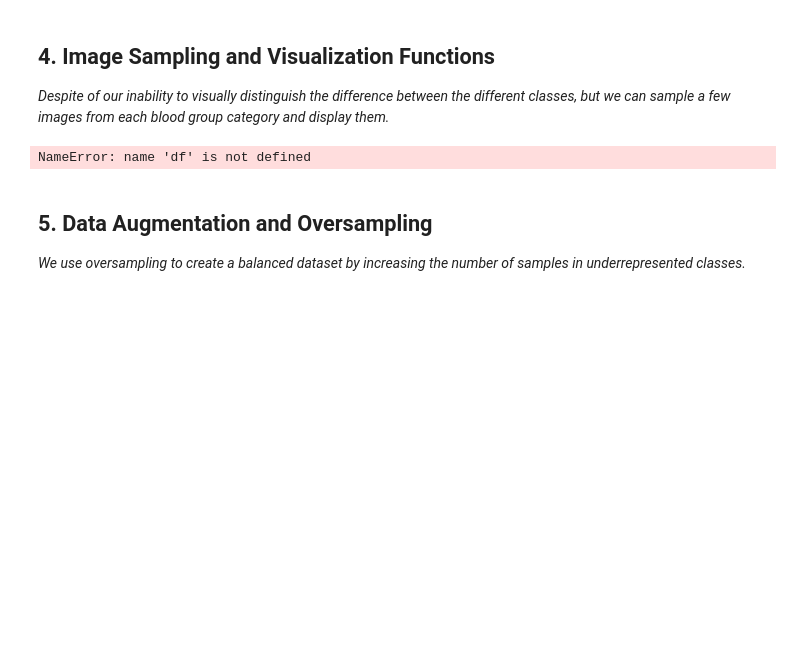
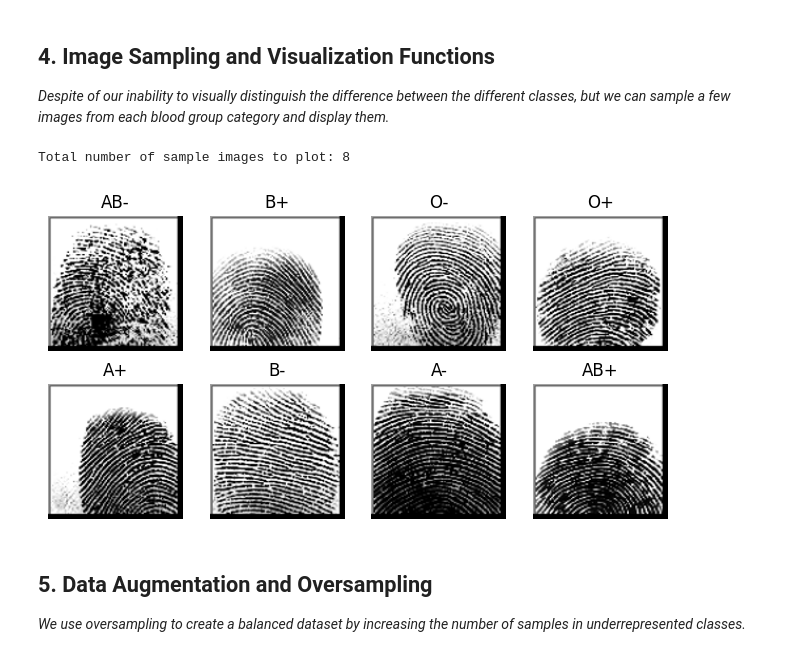
Before and after one commit to youcef-benmohammed/blood.group.detection, a Jupyter notebook: blood_group_detection_using_image_processing_and_deeplearning.ipynb, the cells around one changed output. Cells and saved outputs as stored; diff of their text form; code cells hidden in the pictures; blank space fills up the shorter version.

```diff
--- a/blood_group_detection_using_image_processing_and_deeplearning.ipynb
+++ b/blood_group_detection_using_image_processing_and_deeplearning.ipynb
@@ -151,40 +151,40 @@ df.head()
 *Despite of our inability to visually distinguish the difference between the different classes, but we can sample a few images from each blood group category and display them.*
 # %%
 # Function to sample images and labels
-# Function to sample images and labels
-def sample_images_data(data, labels, num_samples=4):
+def sample_images_data(data, labels, num_samples=1):
     sample_images = []
     sample_labels = []
 
     # Iterate through each label and sample a few images
     # Changed: Iterate directly through the labels list
     for label in labels:
         samples = data[data['label'] == label].head(num_samples)
         for j in range(len(samples)):
             img_path = samples.iloc[j]['filePath']
             img = Image.open(img_path).convert("RGB")  # Open the image and convert to RGB
             img = img.resize((IMG_COLS, IMG_ROWS))  # Resize image to target size
             img_array = np.array(img)  # Convert image to numpy array
             sample_images.append(img_array)
             sample_labels.append(samples.iloc[j]['label'])
 
     print(f"Total number of sample images to plot: {len(sample_images)}")
     return sample_images, sample_labels
 
 # Plot sample images
 def plot_images(images, labels, cmap="Blues"):
-    f, ax = plt.subplots(4, 4, figsize=(16, 10))
+    f, ax = plt.subplots(2, 4, figsize=(8, 4))
     for i, img in enumerate(images):
-        ax[i//8, i%8].imshow(img, cmap=cmap)
-        ax[i//8, i%8].axis('off')
-        ax[i//8, i%8].set_title(labels[i])
+        ax[i//4, i%4].imshow(img, cmap=cmap)
+        ax[i//4, i%4].axis('off')
+        ax[i//4, i%4].set_title(labels[i])
     plt.show()
 
 # Sample images from dataset and plot them
 sample_images, sample_labels = sample_images_data(df, labels)
 plot_images(sample_images, sample_labels)
 # %% [output]
-NameError: name 'df' is not defined
+Total number of sample images to plot: 8
+[figure, added]
 # %% [markdown]
 ## 5. Data Augmentation and Oversampling
 *We use oversampling to create a balanced dataset by increasing the number of samples in underrepresented classes.*
```
Also changed, not shown: parts of 16 cells of this notebook.
